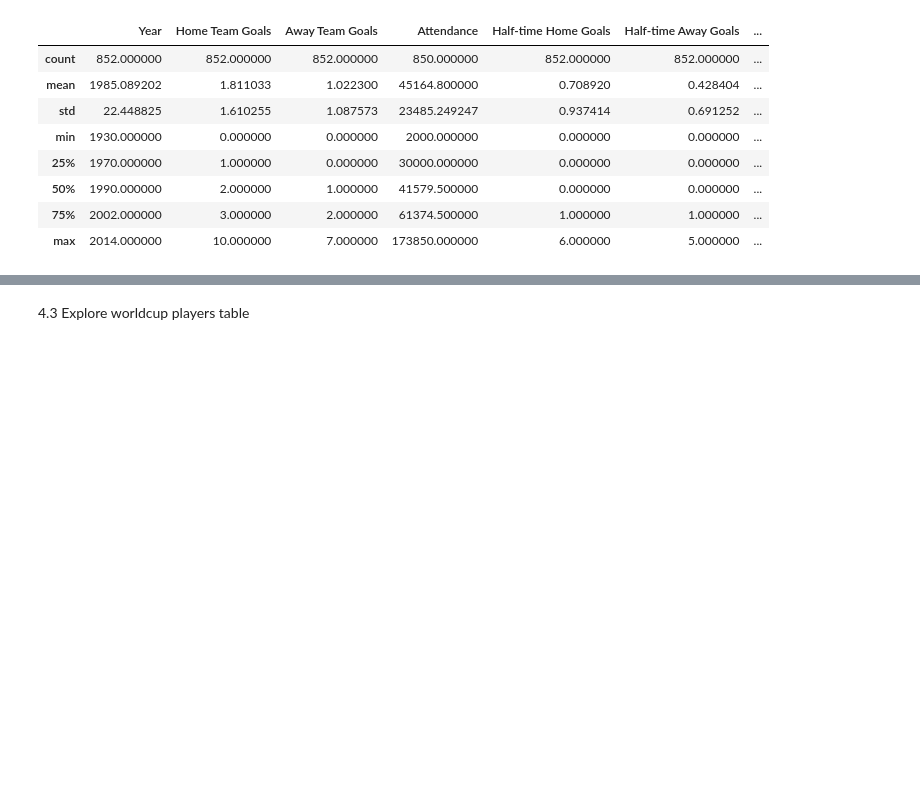
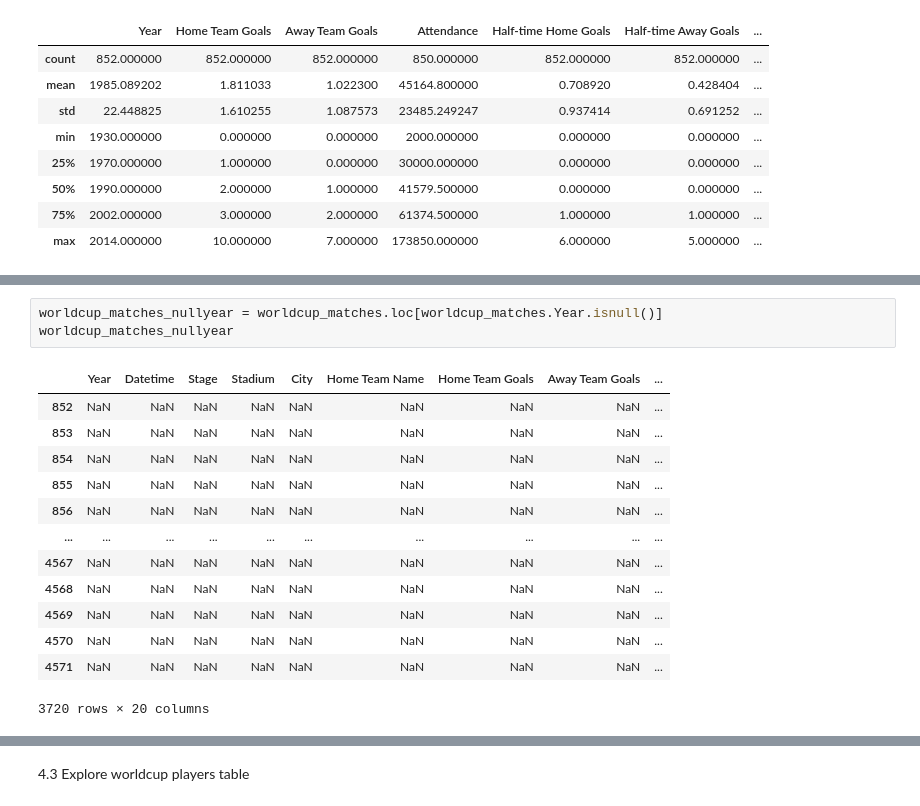
Before and after one commit to MohamadHasanin/data-cleaning-fifa, a Jupyter notebook: notebook/data-cleaning-fifa.ipynb, the cells around one changed output, grey strips where cells are left out. Saved outputs shown, nothing was run; the diff lists cells and outputs as text; blank space fills up the shorter version.

```diff
--- a/notebook/data-cleaning-fifa.ipynb
+++ b/notebook/data-cleaning-fifa.ipynb
@@ -253,0 +252,17 @@ worldcup_matches.describe(include='object')
+# %%
+worldcup_matches_nullyear = worldcup_matches.loc[worldcup_matches.Year.isnull()]
+worldcup_matches_nullyear
+# %% [output]
+|  | Year | Datetime | Stage | Stadium | City | Home Team Name | Home Team Goals | Away Team Goals | ... |
+| 852 | NaN | NaN | NaN | NaN | NaN | NaN | NaN | NaN | ... |
+| 853 | NaN | NaN | NaN | NaN | NaN | NaN | NaN | NaN | ... |
+| 854 | NaN | NaN | NaN | NaN | NaN | NaN | NaN | NaN | ... |
+| 855 | NaN | NaN | NaN | NaN | NaN | NaN | NaN | NaN | ... |
+| 856 | NaN | NaN | NaN | NaN | NaN | NaN | NaN | NaN | ... |
+| ... | ... | ... | ... | ... | ... | ... | ... | ... | ... |
+| 4567 | NaN | NaN | NaN | NaN | NaN | NaN | NaN | NaN | ... |
+| 4568 | NaN | NaN | NaN | NaN | NaN | NaN | NaN | NaN | ... |
+| 4569 | NaN | NaN | NaN | NaN | NaN | NaN | NaN | NaN | ... |
+| 4570 | NaN | NaN | NaN | NaN | NaN | NaN | NaN | NaN | ... |
+| 4571 | NaN | NaN | NaN | NaN | NaN | NaN | NaN | NaN | ... |
+3720 rows × 20 columns
```
Also changed, not shown: parts of 12 cells of this notebook.
